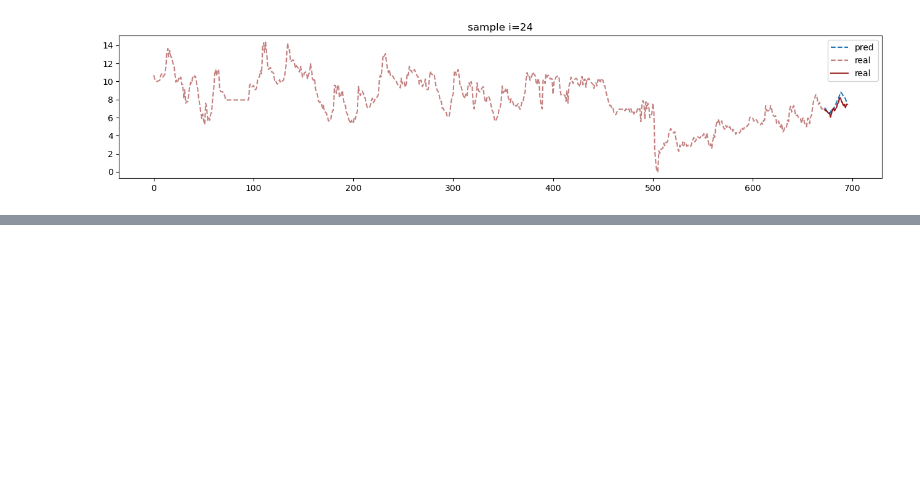
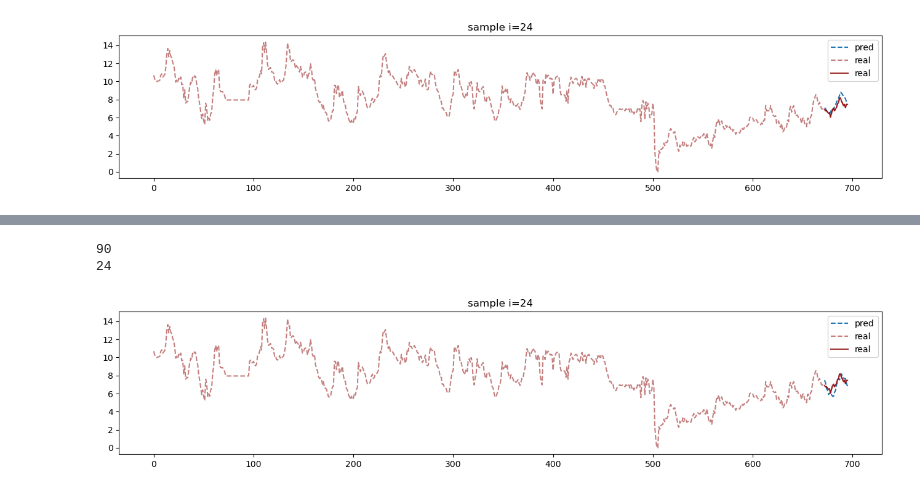
Before and after one commit to scchy/PaperWithCode-burningGPU, a Jupyter notebook: iTransformer/iTransformer_prime.ipynb, the cells around one changed output, grey strips where cells are left out. Cells and saved outputs as stored; diff of their text form; code cells hidden in the pictures; blank space fills up the shorter version.

```diff
--- a/iTransformer/iTransformer_prime.ipynb
+++ b/iTransformer/iTransformer_prime.ipynb
@@ -183,0 +187,7 @@ for b in range(pred.shape[0]):
+# %%
+cfg.x_mark_dec_flag = True
+cfg.learning_rate = 2.5e-5
+itf_model_new = iTransformer(cfg)
+itf_model_new = train(
+    itf_model_new, tr_loader, val_loader, test_loader, cfg, invert_tf=te_data_set.inverse_transform
+)
@@ -183,0 +212,37 @@ for b in range(pred.shape[0]):
+# %%
+print(len(test_loader))
+i_set = 24 #24 #48
+device = cfg.device
+itf_model_new.eval()
+with torch.no_grad():
+    for i, (batch_x, batch_y, seq_x_mark, seq_y_mark) in enumerate(test_loader):
+        batch_x = batch_x.float().to(device)
+        batch_y = batch_y.float().to(device)
+        seq_x_mark = seq_x_mark.float().to(device)
+        seq_y_mark = seq_y_mark.float().to(device)
+
+        outputs = itf_model_new(batch_x, seq_x_mark, x_mark_dec=seq_y_mark)
+        pred = outputs.detach().cpu()
+        true = batch_y.detach().cpu()
+        if i == i_set:
+            print(i)
+            break
+
+for b in range(pred.shape[0]):
+    plt.figure(figsize=(16, 3))
+    back_seq = tr_data_set.inverse_transform(batch_x[b].detach().cpu().numpy())[:, -1].flatten()
+    pred_ = np.concatenate([np.array([np.nan]*len(back_seq)), tr_data_set.inverse_transform(pred[b].numpy())[:, -1].flatten()])
+    real_only = np.concatenate([np.array([np.nan]*len(back_seq)), tr_data_set.inverse_transform(true[b].numpy())[-cfg.pred_len:, -1].flatten()])
+    real_ = np.concatenate([back_seq, tr_data_set.inverse_transform(true[b].numpy())[-cfg.pred_len:, -1].flatten()])
+
+    plt.plot(pred_, label='pred', linestyle='--')
+    plt.plot(real_, label='real', linestyle='--', color='darkred', alpha=0.5)
+    plt.plot(real_only, label='real', color='darkred', alpha=0.8)
+    plt.legend()
+    plt.title(f'sample i={i_set}')
+    plt.show()
+    break
+# %% [output]
+90
+24
+[figure, added]
```
Also changed, not shown: parts of 2 cells of this notebook, 4 other files.
